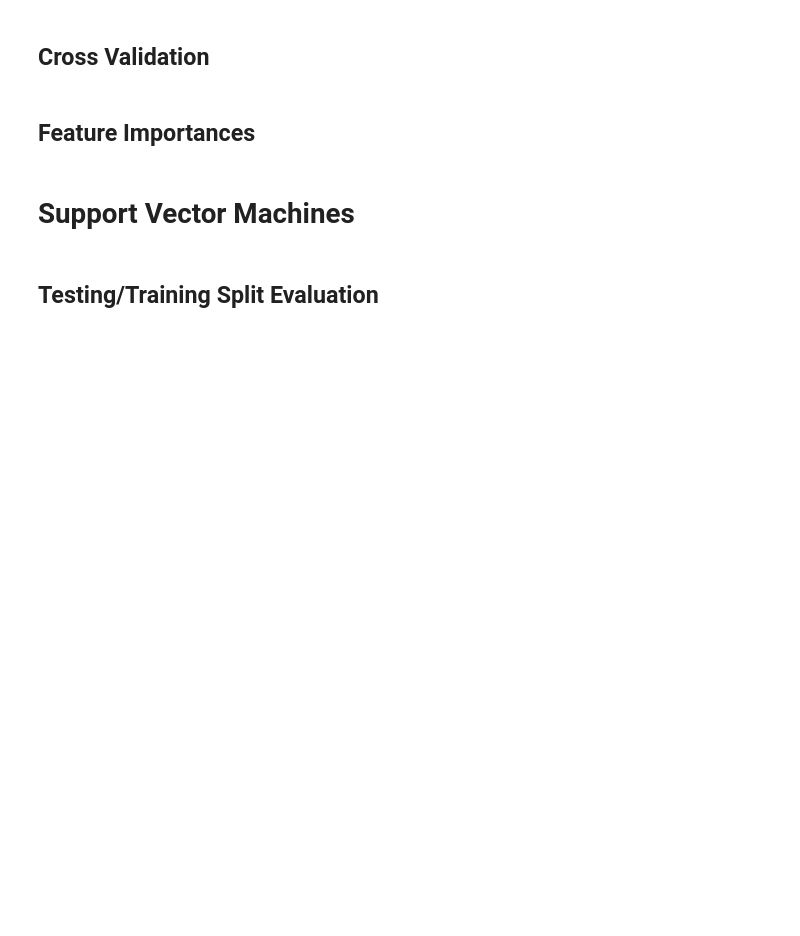
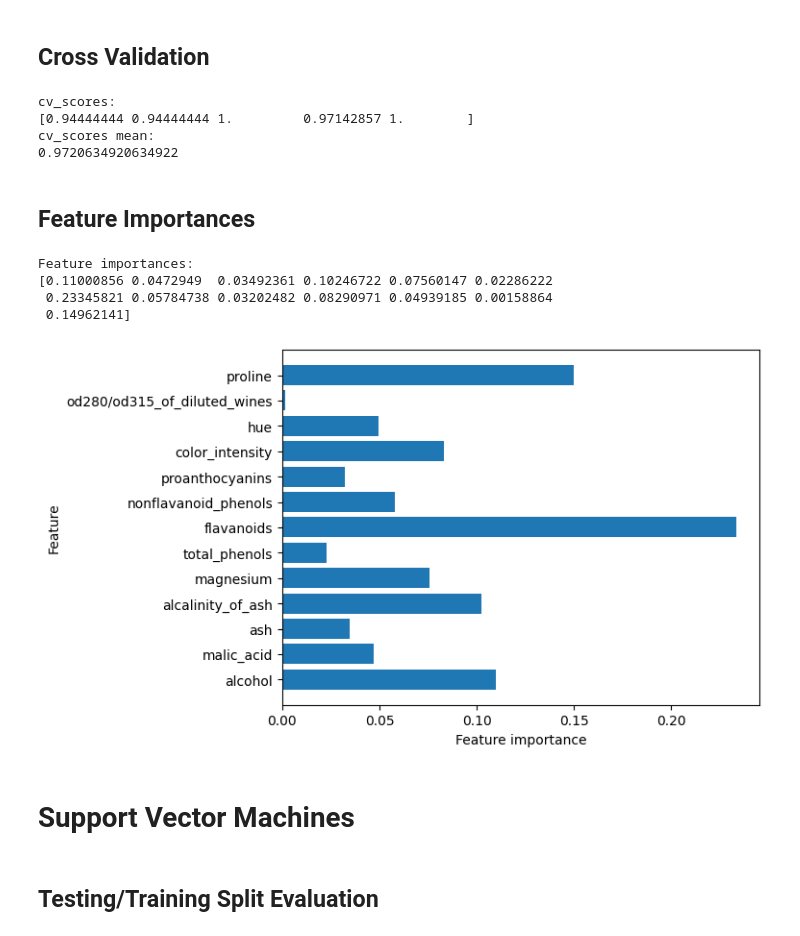
Before and after one commit to coughlinjennie/data71200, a Jupyter notebook: Class6lab—Coughlin.ipynb, the cells around one changed output. Cells and saved outputs as stored; diff of their text form; code cells hidden in the pictures; blank space fills up the shorter version.

```diff
--- a/Class6lab—Coughlin.ipynb
+++ b/Class6lab—Coughlin.ipynb
@@ -64,0 +104,6 @@ forest.fit(X_train, y_train)
+# %%
+forest = RandomForestClassifier(n_estimators=5, random_state=2, max_depth=1)
+forest.fit(X_train, y_train)
+
+print("Accuracy on training set: {:.3f}".format(forest.score(X_train, y_train)))
+print("Accuracy on test set: {:.3f}".format(forest.score(X_test, y_test)))
@@ -64,0 +126,6 @@ forest.fit(X_train, y_train)
+# %%
+forest = RandomForestClassifier(n_estimators=5, random_state=2, max_features=1)
+forest.fit(X_train, y_train)
+
+print("Accuracy on training set: {:.3f}".format(forest.score(X_train, y_train)))
+print("Accuracy on test set: {:.3f}".format(forest.score(X_test, y_test)))
@@ -65,6 +148,28 @@ forest.fit(X_train, y_train)
 # %% [markdown]
 ## Cross Validation
+# %%
+from sklearn.model_selection import cross_val_score
+
+forest_cv = RandomForestClassifier()
+
+#5-fold cross validation
+cv_scores_all = cross_val_score(forest_cv, wine.data, wine.target, cv=5)
+
+print("cv_scores:\n{}".format(cv_scores_all))
+print("cv_scores mean:\n{}".format(np.mean(cv_scores_all)))
+# %% [output]
+cv_scores:
+[0.94444444 0.94444444 1.         0.97142857 1.        ]
+cv_scores mean:
+0.9720634920634922
 # %% [markdown]
 ## Feature Importances
 # %%
 # print list of feature importances
+print("Feature importances:")
+print(forest.feature_importances_)
+# %% [output]
+Feature importances:
+[0.11000856 0.0472949  0.03492361 0.10246722 0.07560147 0.02286222
+ 0.23345821 0.05784738 0.03202482 0.08290971 0.04939185 0.00158864
+ 0.14962141]
@@ -73,2 +176,15 @@ forest.fit(X_train, y_train)
+# %%
+# plot feature importances
+def plot_feature_importances_wine(model):
+    n_features = wine.data.shape[1]
+    plt.barh(np.arange(n_features), model.feature_importances_, align='center')
+    plt.yticks(np.arange(n_features), wine.feature_names)
+    plt.xlabel("Feature importance")
+    plt.ylabel("Feature")
+    plt.ylim(-1, n_features)
+
+plot_feature_importances_wine(forest)
+# %% [output]
+[figure, added]
 # %% [markdown]
 # Support Vector Machines
```
Also changed, not shown: parts of 20 cells of this notebook.
